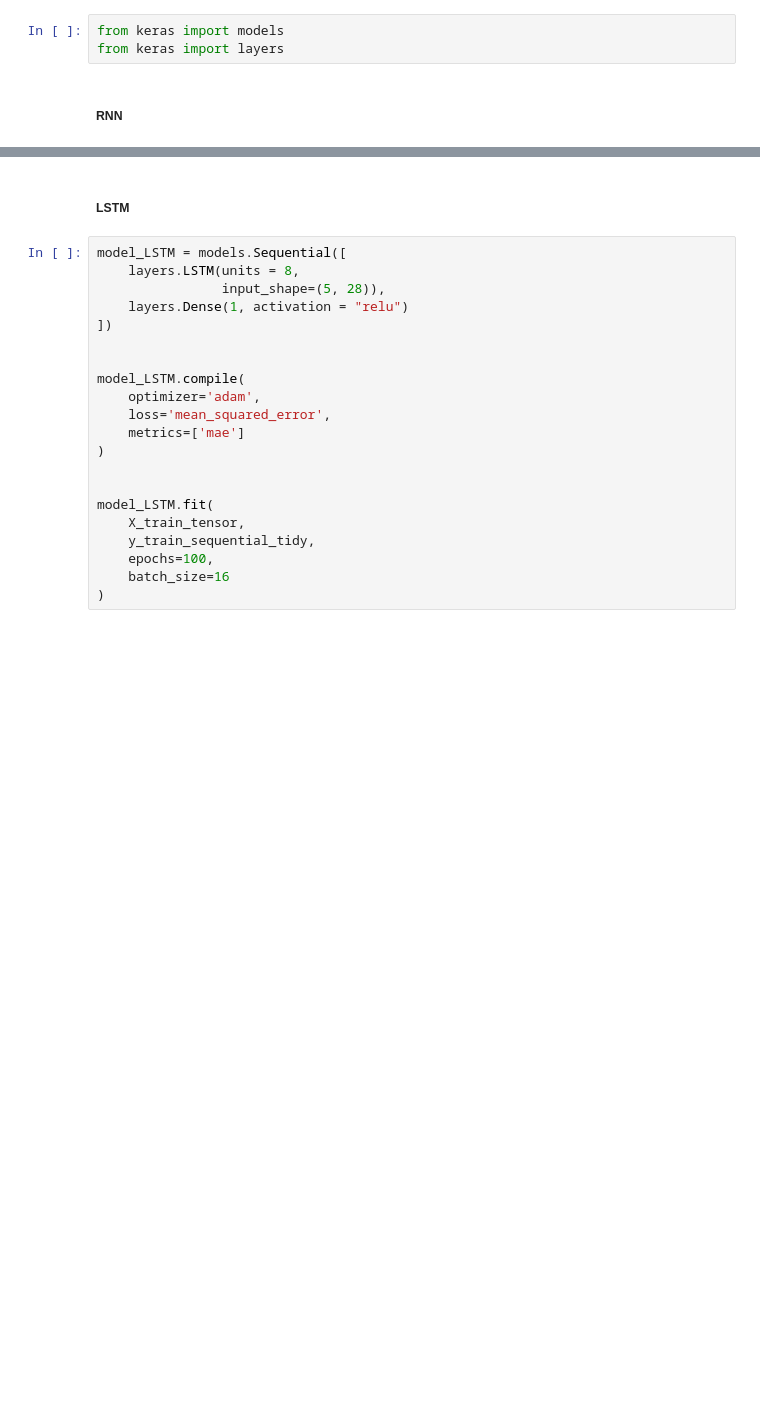
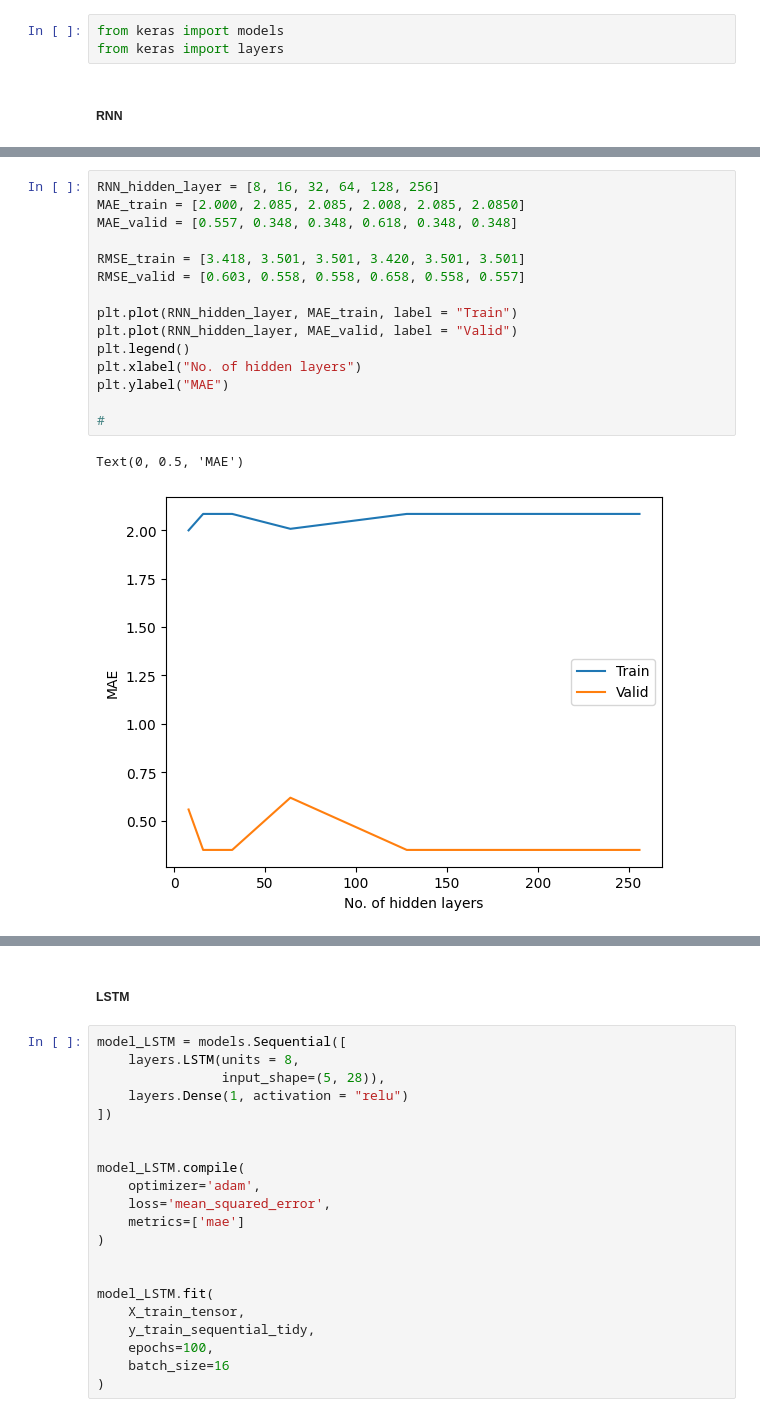
Before and after one commit to UlaStats/MSc-project-pipe-failure-prediction, a Jupyter notebook: Modelling_RNN_and_LSTM.ipynb, the cells around one changed output, grey strips where cells are left out. Saved outputs shown, nothing was run; the diff lists cells and outputs as text; blank space fills up the shorter version.

```diff
--- a/Modelling_RNN_and_LSTM.ipynb
+++ b/Modelling_RNN_and_LSTM.ipynb
@@ -162,3 +173,21 @@ KeyboardInterrupt:
+# %%
+RNN_hidden_layer = [8, 16, 32, 64, 128, 256]
+MAE_train = [2.000, 2.085, 2.085, 2.008, 2.085, 2.0850]
+MAE_valid = [0.557, 0.348, 0.348, 0.618, 0.348, 0.348]
+
+RMSE_train = [3.418, 3.501, 3.501, 3.420, 3.501, 3.501]
+RMSE_valid = [0.603, 0.558, 0.558, 0.658, 0.558, 0.557]
+
+plt.plot(RNN_hidden_layer, MAE_train, label = "Train")
+plt.plot(RNN_hidden_layer, MAE_valid, label = "Valid")
+plt.legend()
+plt.xlabel("No. of hidden layers")
+plt.ylabel("MAE")
+
+#
+# %% [output]
+Text(0, 0.5, 'MAE')
+[figure, added]
 # %%
 model.evaluate(X_test_tensor, y_test_sequential_tidy)
 # %% [output]
```
Also changed, not shown: parts of 13 cells of this notebook.
